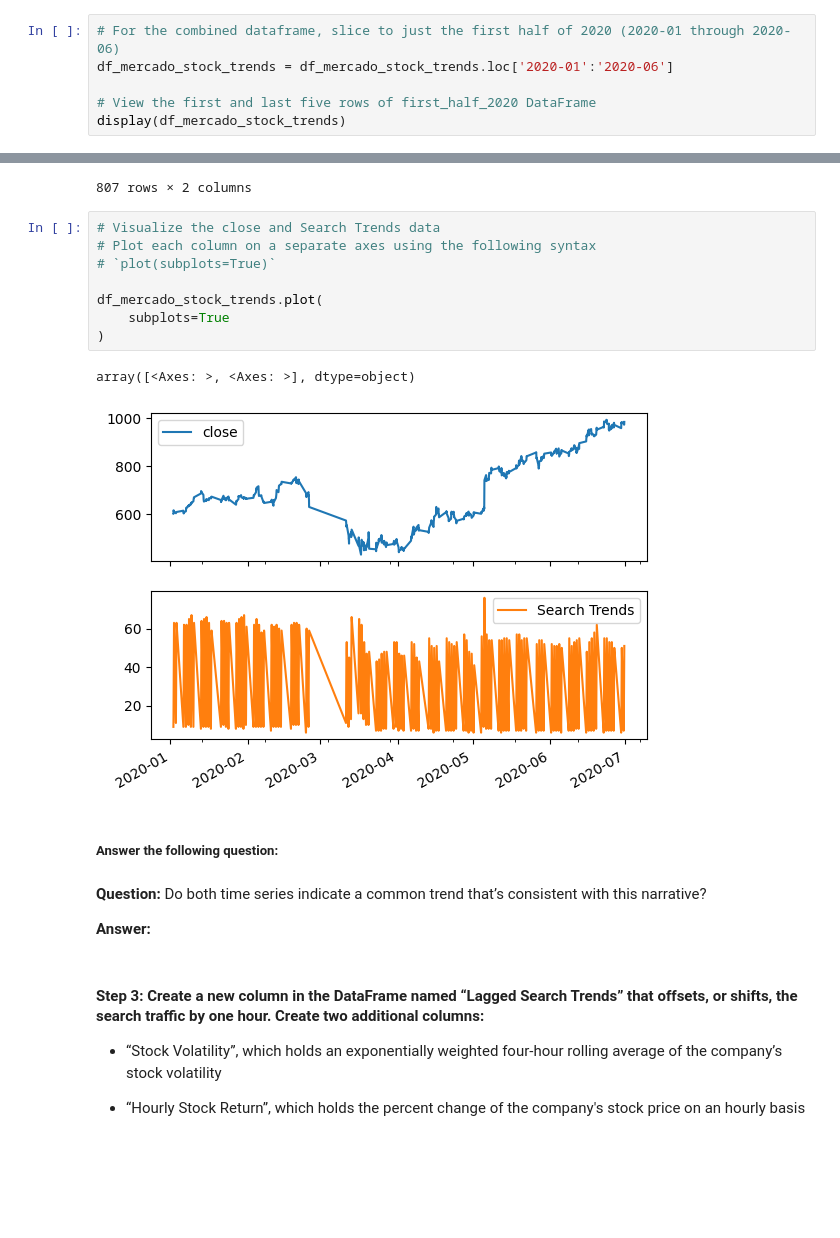
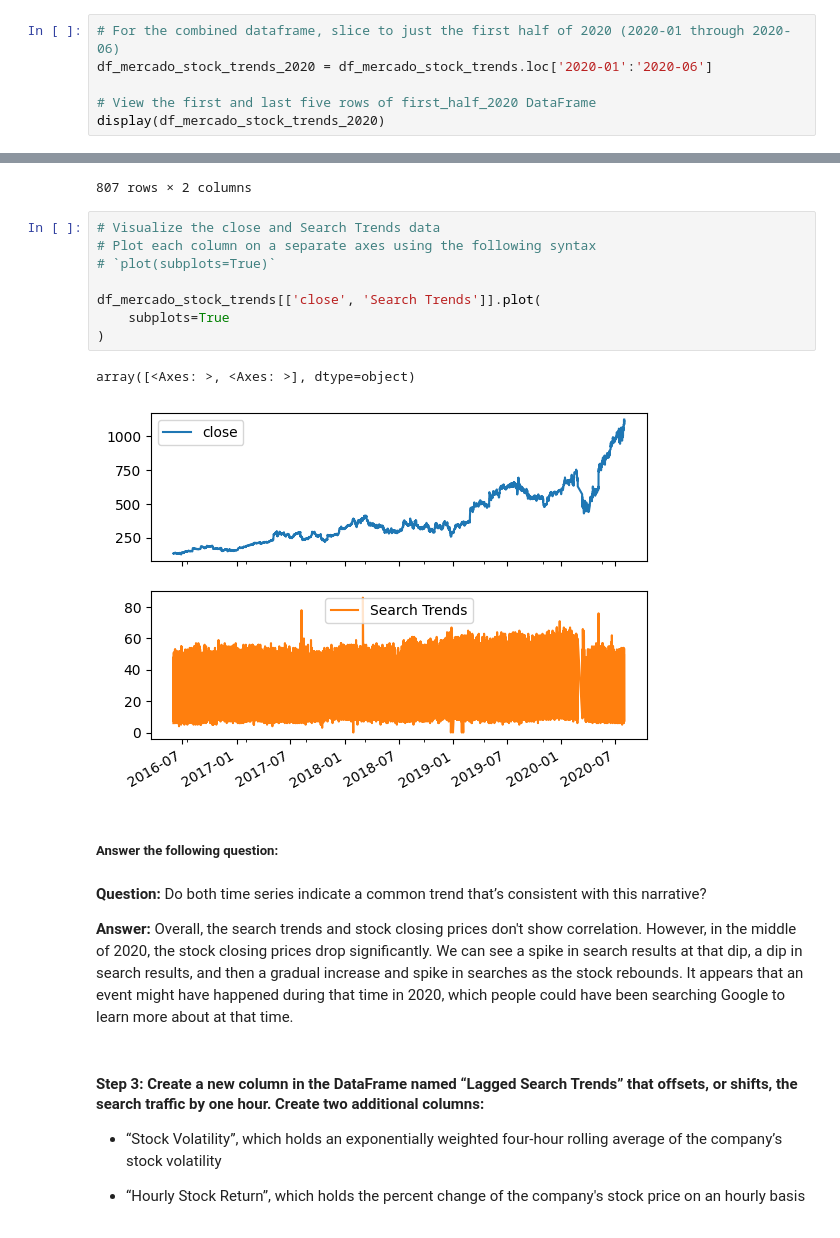
Before and after one commit to d3rp3tt3/prophet-challenge, a Jupyter notebook: forecasting_net_prophet.ipynb, the cells around one changed output, grey strips where cells are left out. Drawn from its saved outputs; the diff is of its cells as text; blank space fills up the shorter version.

```diff
--- a/forecasting_net_prophet.ipynb
+++ b/forecasting_net_prophet.ipynb
@@ -279,10 +279,10 @@ display(df_mercado_stock_trends)
 #### Step 2: Market events emerged during the year of 2020 that many companies found difficult. But, after the initial shock to global financial markets, new customers and revenue increased for e-commerce platforms. Slice the data to just the first half of 2020 (`2020-01` to `2020-06` in the DataFrame), and then plot the data. Do both time series indicate a common trend that’s consistent with this narrative?
 # %%
 # For the combined dataframe, slice to just the first half of 2020 (2020-01 through 2020-06)
-df_mercado_stock_trends = df_mercado_stock_trends.loc['2020-01':'2020-06']
+df_mercado_stock_trends_2020 = df_mercado_stock_trends.loc['2020-01':'2020-06']
 
 # View the first and last five rows of first_half_2020 DataFrame
-display(df_mercado_stock_trends)
+display(df_mercado_stock_trends_2020)
 # %% [output]
 |  | close | Search Trends |
 | 2020-01-02 09:00:00 | 601.085 | 9.0 |
@@ -300,20 +300,20 @@ display(df_mercado_stock_trends)
 # %%
 # Visualize the close and Search Trends data
 # Plot each column on a separate axes using the following syntax
 # `plot(subplots=True)`
 
-df_mercado_stock_trends.plot(
+df_mercado_stock_trends[['close', 'Search Trends']].plot(
     subplots=True
 )
 # %% [output]
 array([<Axes: >, <Axes: >], dtype=object)
-[figure, old version]
+[figure, new version]
 # %% [markdown]
 ##### Answer the following question:
-# %% [markdown]
-**Question:** Do both time series indicate a common trend that’s consistent with this narrative?
-
-**Answer:**
+# %% [markdown]
+**Question:** Do both time series indicate a common trend that’s consistent with this narrative?
+
+**Answer:** Overall, the search trends and stock closing prices don't show correlation. However, in the middle of 2020, the stock closing prices drop significantly. We can see a spike in search results at that dip, a dip in search results, and then a gradual increase and spike in searches as the stock rebounds. It appears that an event might have happened during that time in 2020, which people could have been searching Google to learn more about at that time.
 # %% [markdown]
 #### Step 3: Create a new column in the DataFrame named “Lagged Search Trends” that offsets, or shifts, the search traffic by one hour. Create two additional columns:
 
```
Also changed, not shown: parts of 22 cells of this notebook.
